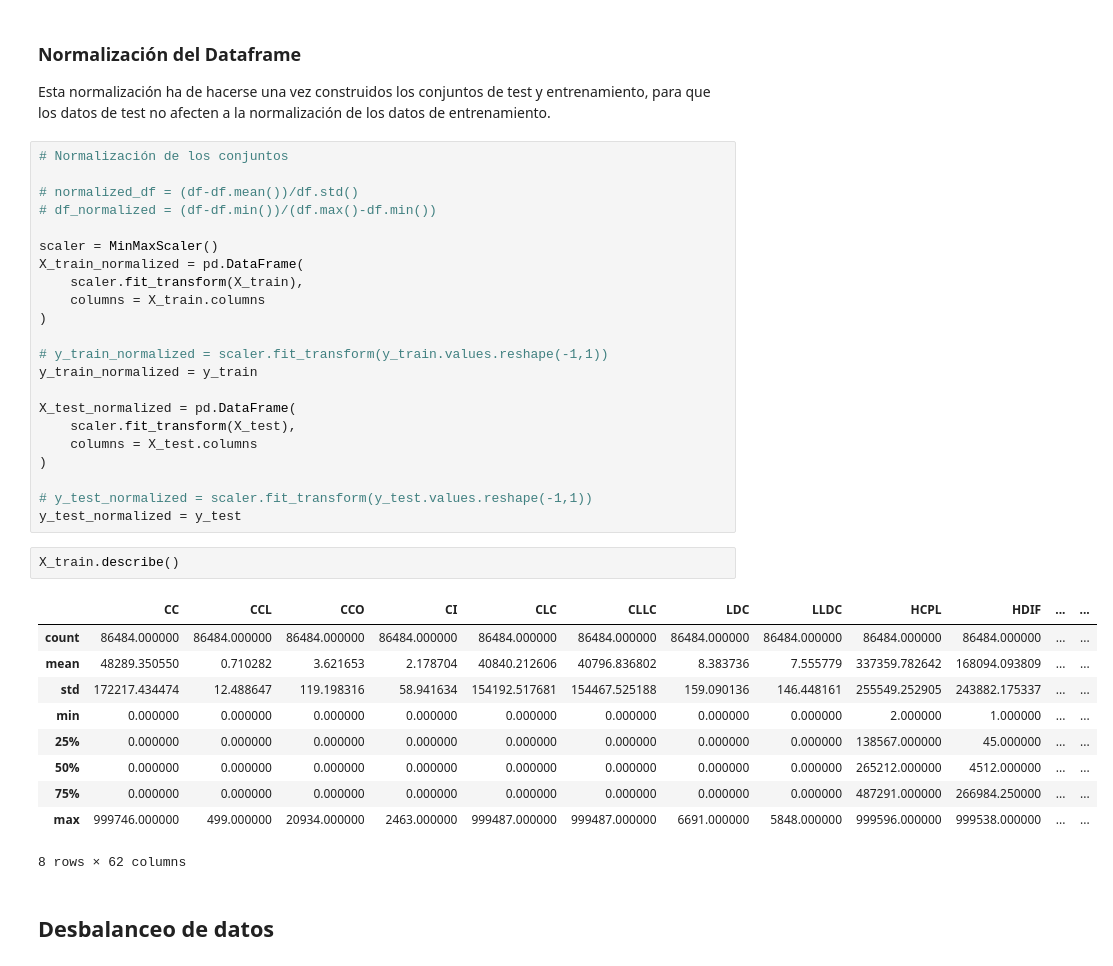
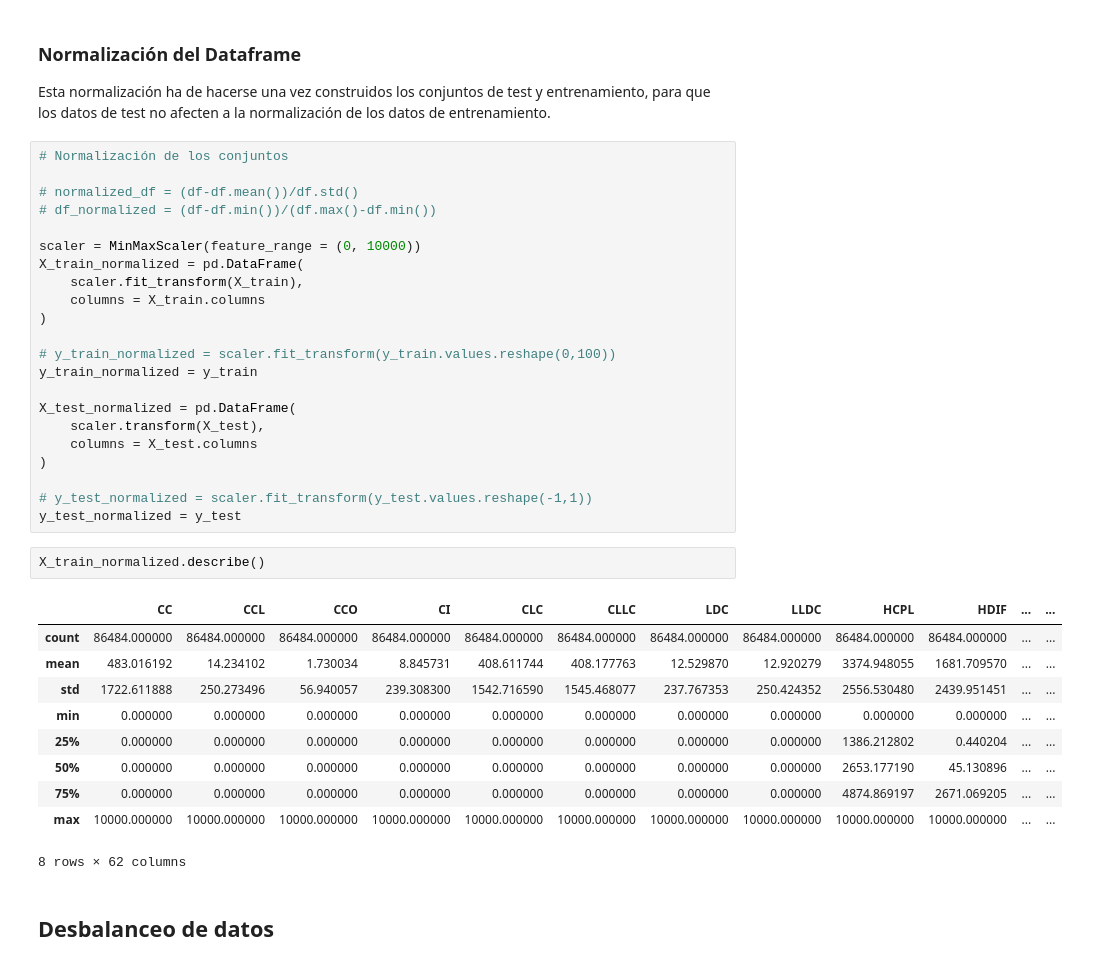
Before and after one commit to davidmacar/bug-prediction-explanation, a Jupyter notebook: estudio_bugHunter.ipynb, the cells around one changed output. Saved outputs shown, nothing was run; the diff lists cells and outputs as text.

```diff
--- a/estudio_bugHunter.ipynb
+++ b/estudio_bugHunter.ipynb
@@ -171,34 +175,34 @@ Esta normalización ha de hacerse una vez construidos los conjuntos de test y en
 # normalized_df = (df-df.mean())/df.std()
 # df_normalized = (df-df.min())/(df.max()-df.min())
 
-scaler = MinMaxScaler()
+scaler = MinMaxScaler(feature_range = (0, 10000))
 X_train_normalized = pd.DataFrame(
     scaler.fit_transform(X_train),
     columns = X_train.columns
 )
 
-# y_train_normalized = scaler.fit_transform(y_train.values.reshape(-1,1))
+# y_train_normalized = scaler.fit_transform(y_train.values.reshape(0,100))
 y_train_normalized = y_train
 
 X_test_normalized = pd.DataFrame(
-    scaler.fit_transform(X_test),
+    scaler.transform(X_test),
     columns = X_test.columns
 )
 
 # y_test_normalized = scaler.fit_transform(y_test.values.reshape(-1,1))
 y_test_normalized = y_test
 # %%
-X_train.describe()
+X_train_normalized.describe()
 # %% [output]
 |  | CC | CCL | CCO | CI | CLC | CLLC | LDC | LLDC | HCPL | HDIF | ... | ... |
 | count | 86484.000000 | 86484.000000 | 86484.000000 | 86484.000000 | 86484.000000 | 86484.000000 | 86484.000000 | 86484.000000 | 86484.000000 | 86484.000000 | ... | ... |
-| mean | 48289.350550 | 0.710282 | 3.621653 | 2.178704 | 40840.212606 | 40796.836802 | 8.383736 | 7.555779 | 337359.782642 | 168094.093809 | ... | ... |
-| std | 172217.434474 | 12.488647 | 119.198316 | 58.941634 | 154192.517681 | 154467.525188 | 159.090136 | 146.448161 | 255549.252905 | 243882.175337 | ... | ... |
-| min | 0.000000 | 0.000000 | 0.000000 | 0.000000 | 0.000000 | 0.000000 | 0.000000 | 0.000000 | 2.000000 | 1.000000 | ... | ... |
-| 25% | 0.000000 | 0.000000 | 0.000000 | 0.000000 | 0.000000 | 0.000000 | 0.000000 | 0.000000 | 138567.000000 | 45.000000 | ... | ... |
-| 50% | 0.000000 | 0.000000 | 0.000000 | 0.000000 | 0.000000 | 0.000000 | 0.000000 | 0.000000 | 265212.000000 | 4512.000000 | ... | ... |
-| 75% | 0.000000 | 0.000000 | 0.000000 | 0.000000 | 0.000000 | 0.000000 | 0.000000 | 0.000000 | 487291.000000 | 266984.250000 | ... | ... |
-| max | 999746.000000 | 499.000000 | 20934.000000 | 2463.000000 | 999487.000000 | 999487.000000 | 6691.000000 | 5848.000000 | 999596.000000 | 999538.000000 | ... | ... |
+| mean | 483.016192 | 14.234102 | 1.730034 | 8.845731 | 408.611744 | 408.177763 | 12.529870 | 12.920279 | 3374.948055 | 1681.709570 | ... | ... |
+| std | 1722.611888 | 250.273496 | 56.940057 | 239.308300 | 1542.716590 | 1545.468077 | 237.767353 | 250.424352 | 2556.530480 | 2439.951451 | ... | ... |
+| min | 0.000000 | 0.000000 | 0.000000 | 0.000000 | 0.000000 | 0.000000 | 0.000000 | 0.000000 | 0.000000 | 0.000000 | ... | ... |
+| 25% | 0.000000 | 0.000000 | 0.000000 | 0.000000 | 0.000000 | 0.000000 | 0.000000 | 0.000000 | 1386.212802 | 0.440204 | ... | ... |
+| 50% | 0.000000 | 0.000000 | 0.000000 | 0.000000 | 0.000000 | 0.000000 | 0.000000 | 0.000000 | 2653.177190 | 45.130896 | ... | ... |
+| 75% | 0.000000 | 0.000000 | 0.000000 | 0.000000 | 0.000000 | 0.000000 | 0.000000 | 0.000000 | 4874.869197 | 2671.069205 | ... | ... |
+| max | 10000.000000 | 10000.000000 | 10000.000000 | 10000.000000 | 10000.000000 | 10000.000000 | 10000.000000 | 10000.000000 | 10000.000000 | 10000.000000 | ... | ... |
 8 rows × 62 columns
 # %% [markdown]
 ## Desbalanceo de datos
```
Also changed, not shown: parts of 36 cells of this notebook.
